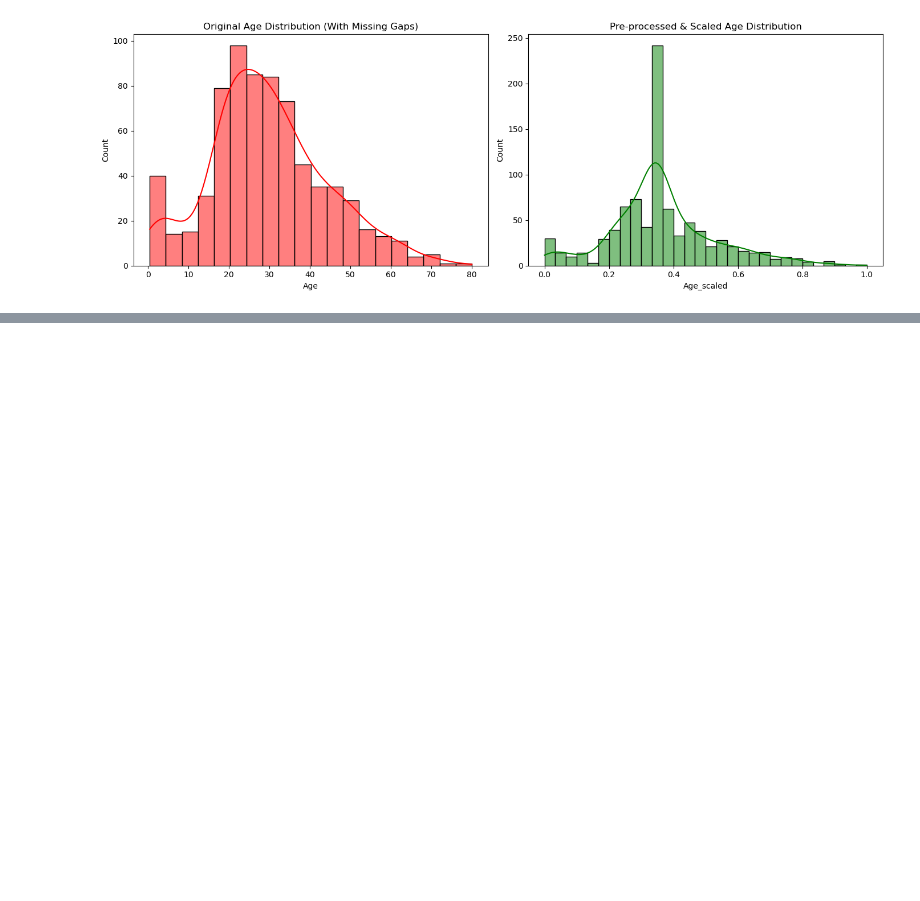
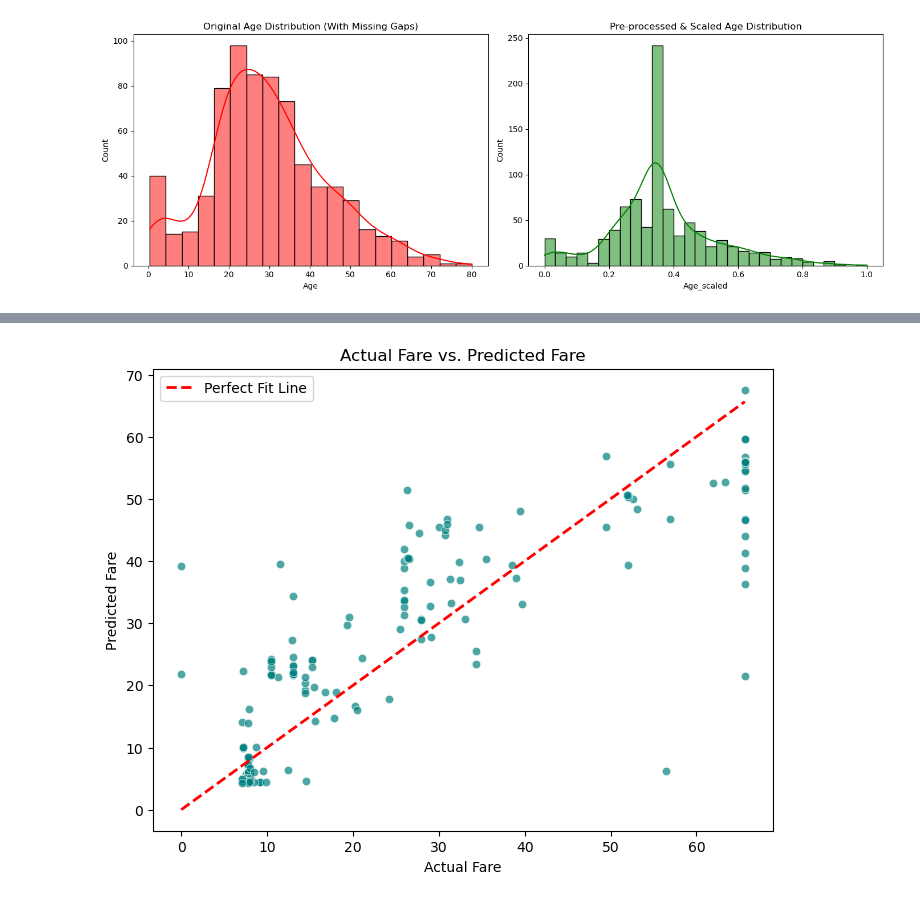
Before and after one commit to neevjustin/ai-ml-lab, a Jupyter notebook: Cycle1.ipynb, the cells around one changed output, grey strips where cells are left out. Drawn from its saved outputs; the diff is of its cells as text; code cells hidden in the pictures; blank space fills up the shorter version.

```diff
--- a/Cycle1.ipynb
+++ b/Cycle1.ipynb
@@ -378,2 +399,80 @@ Features ready for ML training: ['Pclass', 'Sex', 'Age', 'SibSp', 'Parch', 'Fare
 
 --- TASK 19: Cleaned dataset saved as 'cleaned_titanic_dataset.csv'!
+# %%
+import pandas as pd
+import numpy as np
+import matplotlib.pyplot as plt
+import seaborn as sns
+
+from sklearn.model_selection import train_test_split
+from sklearn.linear_model import LinearRegression
+from sklearn.metrics import mean_squared_error, mean_absolute_error, r2_score
+
+# =====================================================================
+# STEP 1: Load Cleaned Dataset & Define Target
+# =====================================================================
+df = pd.read_csv('cleaned_titanic_dataset.csv')
+
+# Determine the exact column name used for Fare in your file
+target_col = 'Fare' if 'Fare' in df.columns else 'Fare_scaled'
+
+# Isolate features (X) and target (y)
+# Drop BOTH raw Fare and scaled Fare from X so the model actually has to guess!
+X = df.drop(columns=['Fare', 'Fare_scaled', 'Name', 'Ticket', 'PassengerId'], errors='ignore')
+
+# Target is what you want to predict
+y = df['Fare'] # or df['Fare_scaled']
+
+# Select only numerical features to prevent string errors
+X = X.select_dtypes(include=['int64', 'float64', 'int32', 'uint8'])
+
+# =====================================================================
+# STEP 2: Train-Test Split (80/20)
+# =====================================================================
+X_train, X_test, y_train, y_test = train_test_split(X, y, test_size=0.2, random_state=42)
+
+# =====================================================================
+# STEP 3: Train Linear Regression Model
+# =====================================================================
+model = LinearRegression()
+model.fit(X_train, y_train)
+
+# =====================================================================
+# STEP 4: Make Predictions
+# =====================================================================
+y_pred = model.predict(X_test)
+
+# =====================================================================
+# STEP 5: Evaluate Model Performance
+# =====================================================================
+mae = mean_absolute_error(y_test, y_pred)
+mse = mean_squared_error(y_test, y_pred)
+rmse = np.sqrt(mse)
+r2 = r2_score(y_test, y_pred)
+
+print("--- REGRESSION EVALUATION METRICS ---")
+print(f"Mean Absolute Error (MAE): {mae:.4f}")
+print(f"Root Mean Squared Error (RMSE): {rmse:.4f}")
+print(f"R-squared (R² Score):        {r2:.4f}")
+
+# Display feature impact
+coef_df = pd.DataFrame({
+    'Feature': X.columns,
+    'Weight (Coefficient)': model.coef_
+}).sort_values(by='Weight (Coefficient)', ascending=False)
+
+print("\n--- FEATURE COEFFICIENTS ---")
+print(coef_df)
+
+# =====================================================================
+# STEP 6: Visualize Actual vs. Predicted Fares
+# =====================================================================
+plt.figure(figsize=(8, 6))
+sns.scatterplot(x=y_test, y=y_pred, alpha=0.7, color='teal')
+plt.plot([y_test.min(), y_test.max()], [y_test.min(), y_test.max()], 'r--', lw=2, label='Perfect Fit Line')
+plt.title("Actual Fare vs. Predicted Fare")
+plt.xlabel("Actual Fare")
+plt.ylabel("Predicted Fare")
+plt.legend()
+plt.show()
+# %% [output]
@@ -379,0 +497 @@ Features ready for ML training: ['Pclass', 'Sex', 'Age', 'SibSp', 'Parch', 'Fare
+[figure, added]
```
Also changed, not shown: parts of 5 cells of this notebook, 3 other files.
